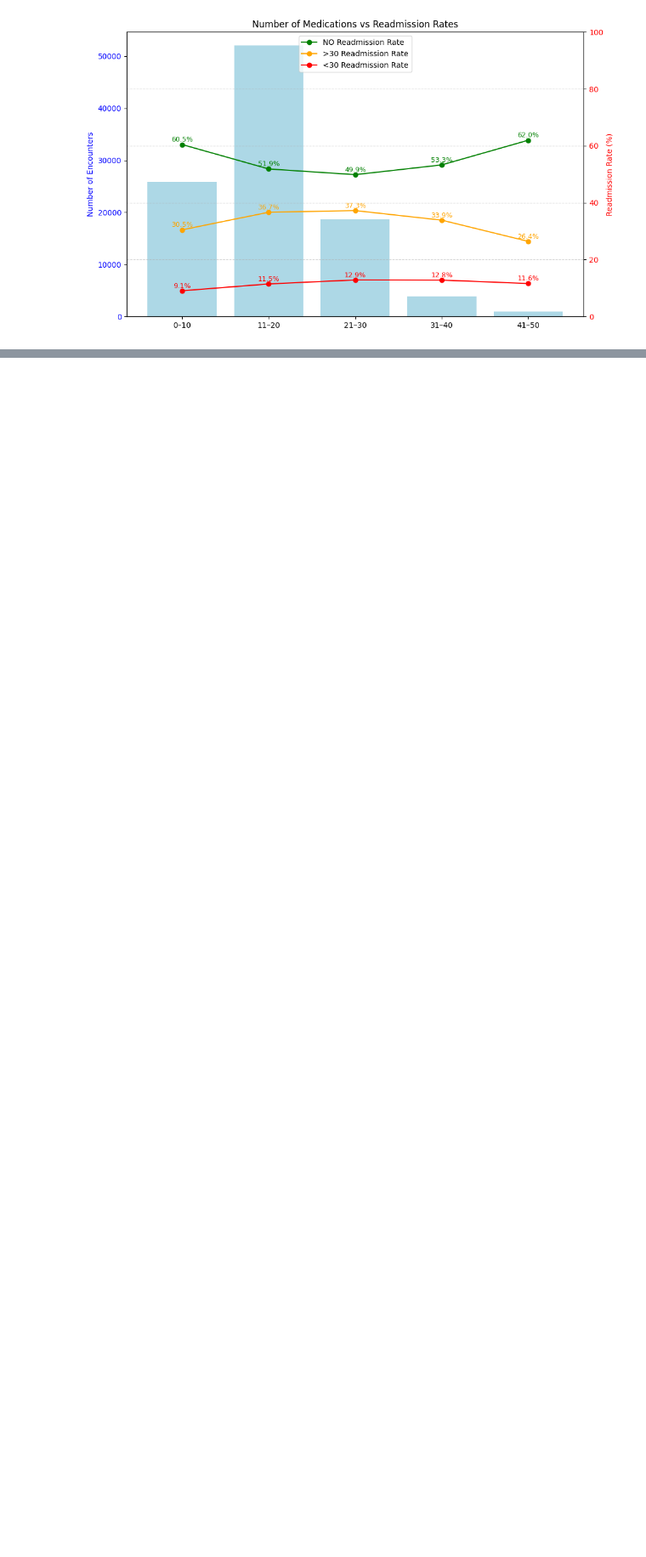
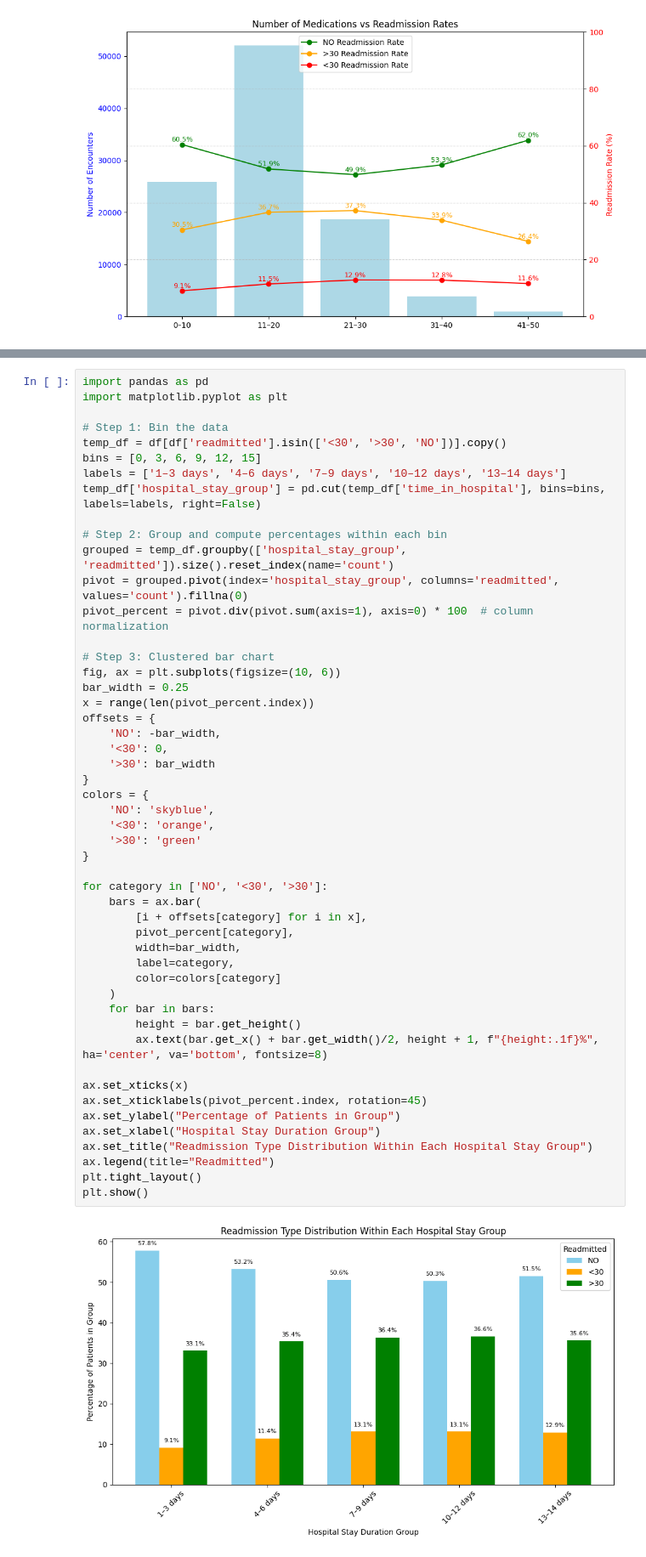
Before and after one commit to chawthinn/uci-diabetes-readmission-pyspark, a Jupyter notebook: scripts/DiabetesReadmissionProject_2.ipynb, the cells around one changed output, grey strips where cells are left out. Shown: that part at 85% size. Saved outputs shown, nothing was run; the diff lists cells and outputs as text; blank space fills up the shorter version.

```diff
--- a/scripts/DiabetesReadmissionProject_2.ipynb
+++ b/scripts/DiabetesReadmissionProject_2.ipynb
@@ -963,3 +971,55 @@ plt.show()
+# %%
+import pandas as pd
+import matplotlib.pyplot as plt
+
+# Step 1: Bin the data
+temp_df = df[df['readmitted'].isin(['<30', '>30', 'NO'])].copy()
+bins = [0, 3, 6, 9, 12, 15]
+labels = ['1–3 days', '4–6 days', '7–9 days', '10–12 days', '13–14 days']
+temp_df['hospital_stay_group'] = pd.cut(temp_df['time_in_hospital'], bins=bins, labels=labels, right=False)
+
+# Step 2: Group and compute percentages within each bin
+grouped = temp_df.groupby(['hospital_stay_group', 'readmitted']).size().reset_index(name='count')
+pivot = grouped.pivot(index='hospital_stay_group', columns='readmitted', values='count').fillna(0)
+pivot_percent = pivot.div(pivot.sum(axis=1), axis=0) * 100  # column normalization
+
+# Step 3: Clustered bar chart
+fig, ax = plt.subplots(figsize=(10, 6))
+bar_width = 0.25
+x = range(len(pivot_percent.index))
+offsets = {
+    'NO': -bar_width,
+    '<30': 0,
+    '>30': bar_width
+}
+colors = {
+    'NO': 'skyblue',
+    '<30': 'orange',
+    '>30': 'green'
+}
+
+for category in ['NO', '<30', '>30']:
+    bars = ax.bar(
+        [i + offsets[category] for i in x],
+        pivot_percent[category],
+        width=bar_width,
+        label=category,
+        color=colors[category]
+    )
+    for bar in bars:
+        height = bar.get_height()
+        ax.text(bar.get_x() + bar.get_width()/2, height + 1, f"{height:.1f}%", ha='center', va='bottom', fontsize=8)
+
+ax.set_xticks(x)
+ax.set_xticklabels(pivot_percent.index, rotation=45)
+ax.set_ylabel("Percentage of Patients in Group")
+ax.set_xlabel("Hospital Stay Duration Group")
+ax.set_title("Readmission Type Distribution Within Each Hospital Stay Group")
+ax.legend(title="Readmitted")
+plt.tight_layout()
+plt.show()
+# %% [output]
+[figure, added]
 # %% [markdown]
 ##Initial Cleaning done##
 1.Remove records for hospice/deceased - Because we want to predict readmissions, patients returning to the hospital, this would also confuse the model
```
Also changed, not shown: parts of 1 cell of this notebook.
